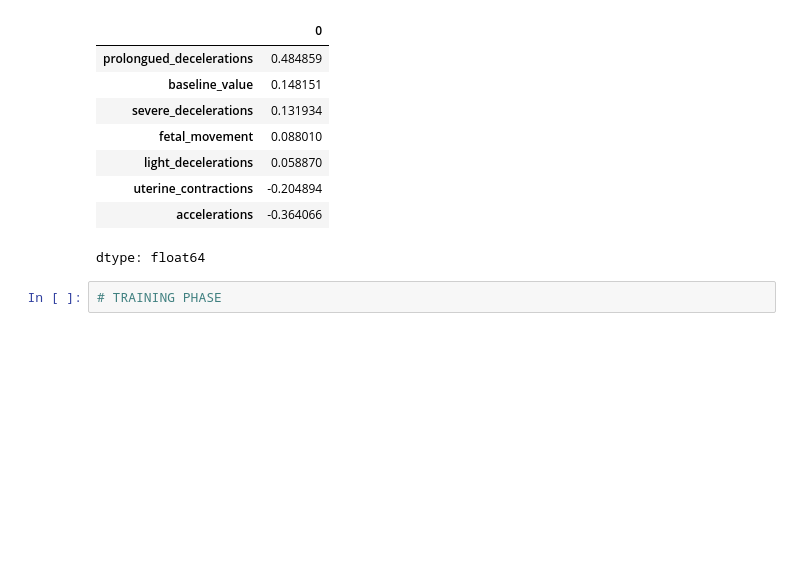
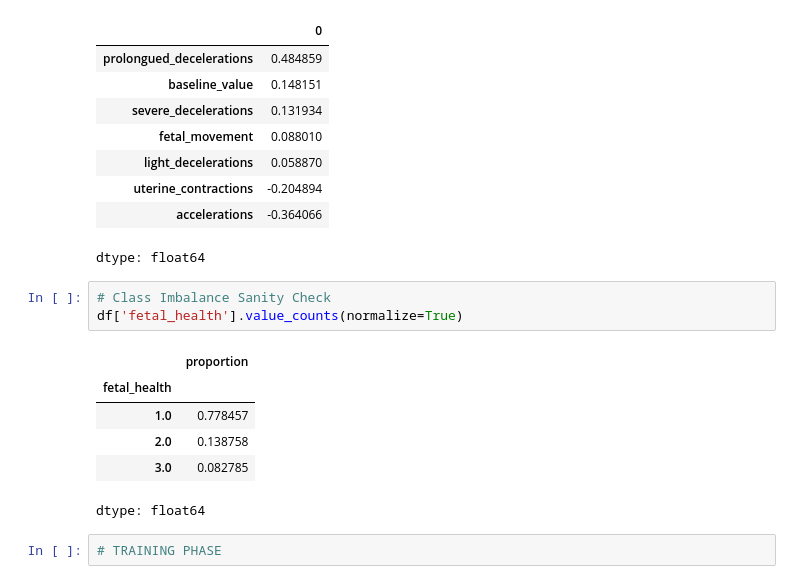
Before and after one commit to Brianoyaro/Fetal-Health-Classification, a Jupyter notebook: scripts/fetal_health.ipynb, the cells around one changed output. Cells and saved outputs as stored; diff of their text form; blank space fills up the shorter version.

```diff
--- a/scripts/fetal_health.ipynb
+++ b/scripts/fetal_health.ipynb
@@ -102,6 +102,16 @@ df[features_list].corrwith(df['fetal_health']).sort_values(ascending=False)
 | uterine_contractions | -0.204894 |
 | accelerations | -0.364066 |
 dtype: float64
+# %%
+# Class Imbalance Sanity Check
+df['fetal_health'].value_counts(normalize=True)
+# %% [output]
+|  | proportion |
+| fetal_health |  |
+| 1.0 | 0.778457 |
+| 2.0 | 0.138758 |
+| 3.0 | 0.082785 |
+dtype: float64
 # %%
 # TRAINING PHASE
 # %%
```
Also changed, not shown: parts of 8 cells of this notebook, 3 other files.
